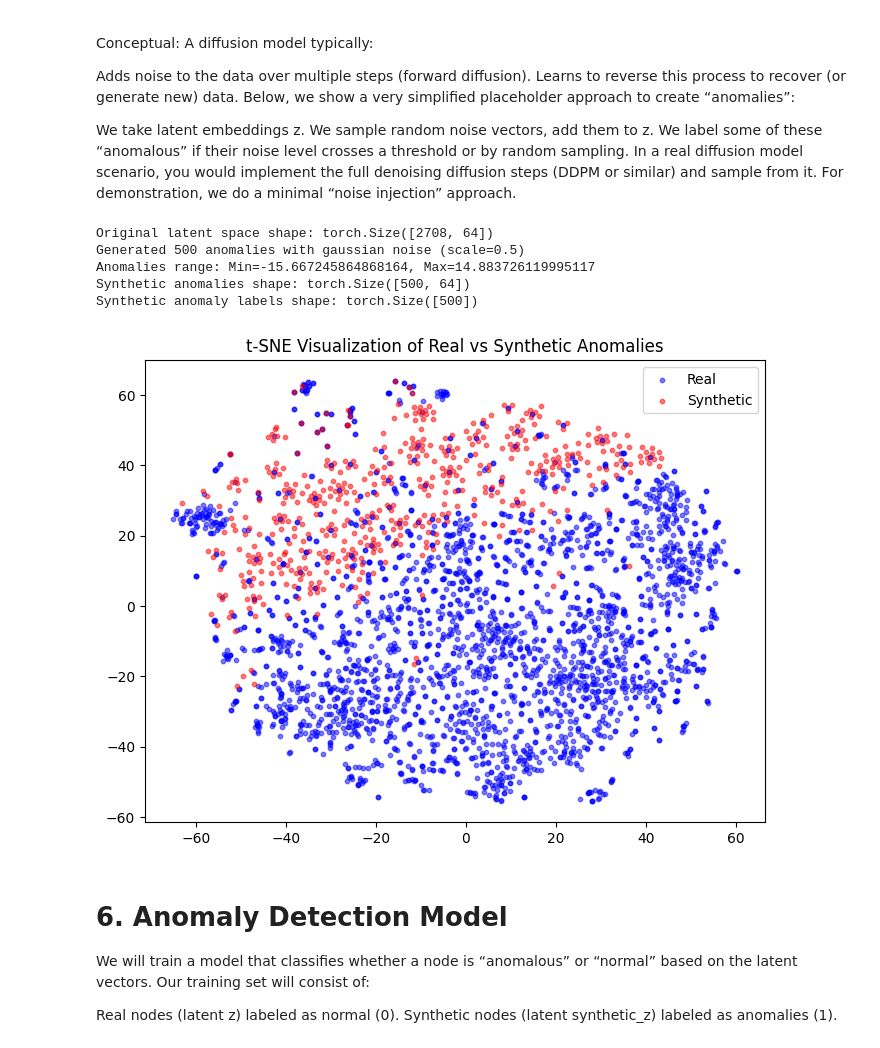
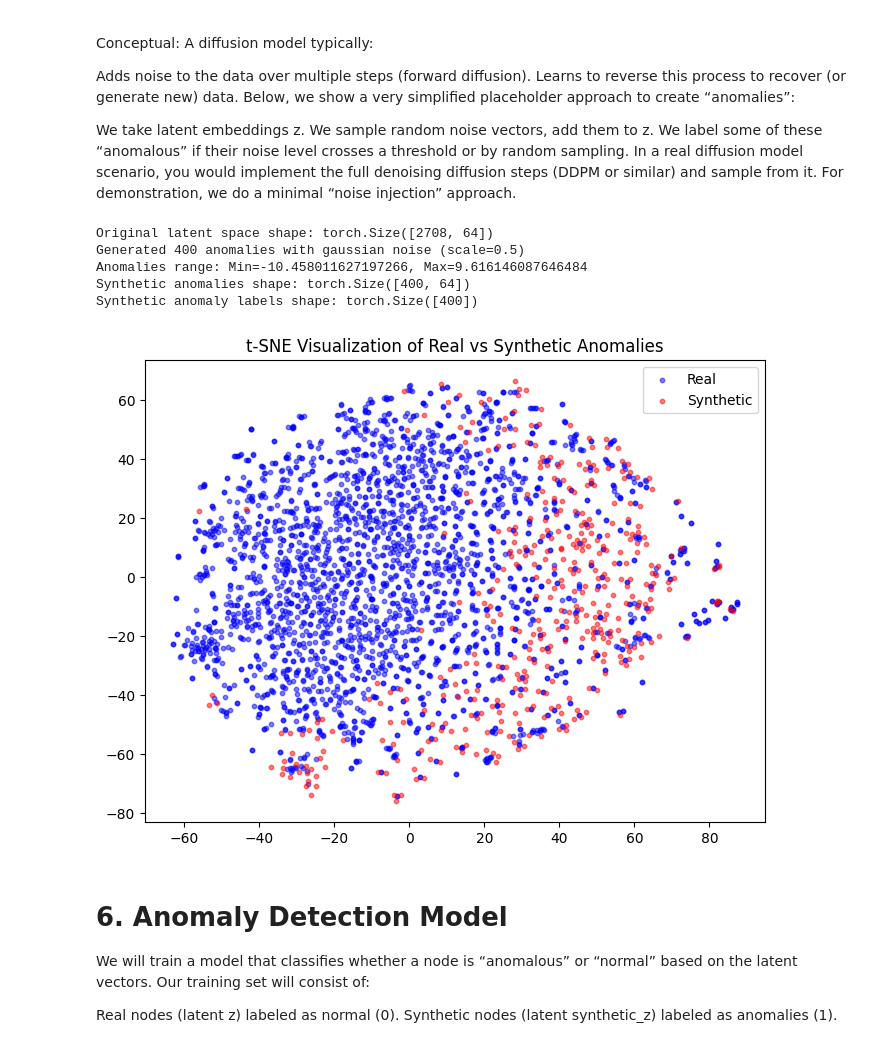
Before and after one commit to RanAndRoei/FinalProject, a Jupyter notebook: Classification_Using_Graph_Diffusion_Models_Cora_Multiple_Running.ipynb, the cells around one changed output. Drawn from its saved outputs; the diff is of its cells as text; code cells hidden in the pictures.

```diff
--- a/Classification_Using_Graph_Diffusion_Models_Cora_Multiple_Running.ipynb
+++ b/Classification_Using_Graph_Diffusion_Models_Cora_Multiple_Running.ipynb
@@ -468,39 +458,39 @@ def visualize_anomalies(real_z, synthetic_z):
     synthetic_z_np = synthetic_z.detach().cpu().numpy()
 
     # Combine real and synthetic embeddings
     combined = np.vstack([real_z_np, synthetic_z_np])
     labels = np.array([0] * real_z_np.shape[0] + [1] * synthetic_z_np.shape[0])
 
     # Perform t-SNE
     tsne = TSNE(n_components=2, random_state=42)
     z_2d = tsne.fit_transform(combined)
 
     # Plot visualization
     plt.figure(figsize=(8,6))
     plt.scatter(z_2d[labels==0, 0], z_2d[labels==0, 1], s=10, c='blue', alpha=0.5, label='Real')
     plt.scatter(z_2d[labels==1, 0], z_2d[labels==1, 1], s=10, c='red', alpha=0.5, label='Synthetic')
     plt.legend()
     plt.title("t-SNE Visualization of Real vs Synthetic Anomalies")
     plt.show()
 
 # ===== Generate Synthetic Anomalies =====
-num_synthetic = 500
+num_synthetic = 400
 synthetic_z, synthetic_labels = generate_synthetic_anomalies(
     z, num_anomalies=num_synthetic, noise_scale=0.5, noise_type="gaussian", seed=100
 )
 
 print("Synthetic anomalies shape:", synthetic_z.shape)
 print("Synthetic anomaly labels shape:", synthetic_labels.shape)
 
 # ===== Visualize Synthetic Anomalies =====
 visualize_anomalies(z, synthetic_z)
 # %% [output]
 Original latent space shape: torch.Size([2708, 64])
-Generated 500 anomalies with gaussian noise (scale=0.5)
-Anomalies range: Min=-15.667245864868164, Max=14.883726119995117
-Synthetic anomalies shape: torch.Size([500, 64])
-Synthetic anomaly labels shape: torch.Size([500])
+Generated 400 anomalies with gaussian noise (scale=0.5)
+Anomalies range: Min=-10.458011627197266, Max=9.616146087646484
+Synthetic anomalies shape: torch.Size([400, 64])
+Synthetic anomaly labels shape: torch.Size([400])
-[figure, old version]
+[figure, new version]
 # %% [markdown]
 # 6. Anomaly Detection Model
 We will train a model that classifies whether a node is “anomalous” or “normal” based on the latent vectors. Our training set will consist of:
```
Also changed, not shown: parts of 12 cells of this notebook, 1 other file.
